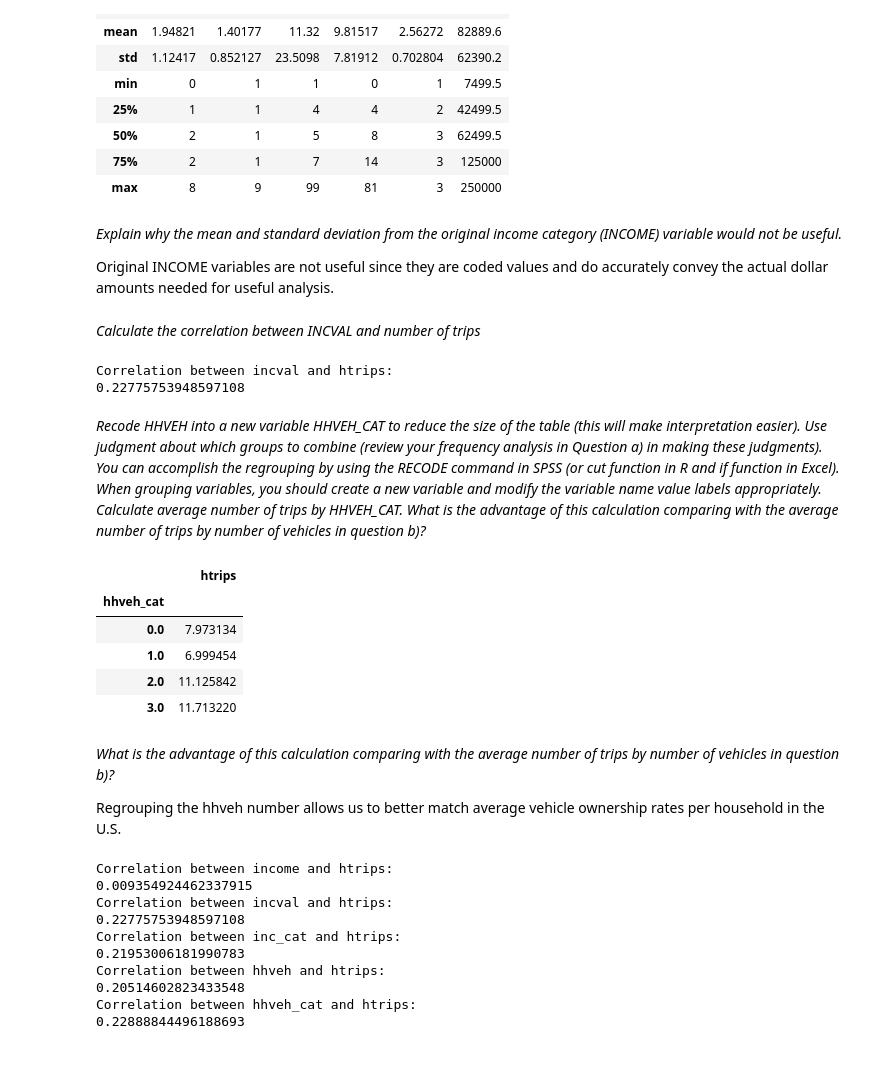
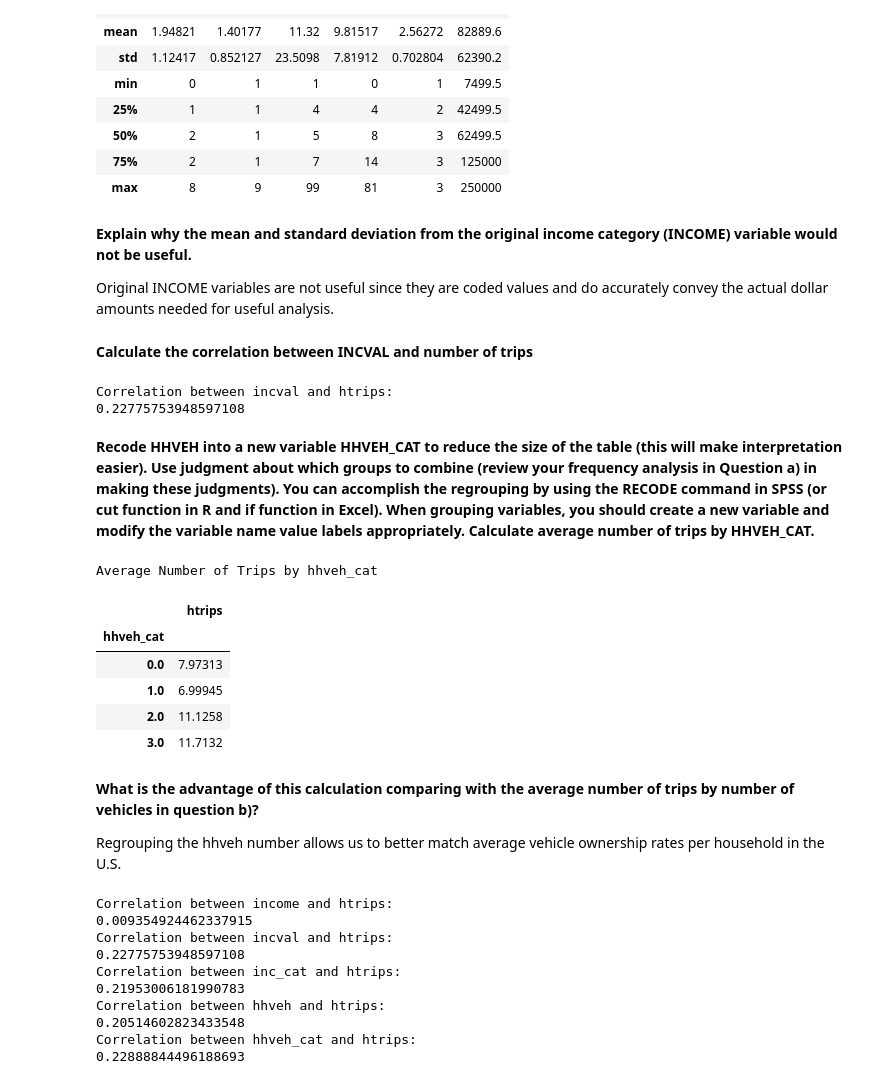
Before and after one commit to saashimi/USP_587, a Jupyter notebook: hw1.ipynb, the cells around one changed output. Cells and saved outputs as stored; diff of their text form; code cells hidden in the pictures.

```diff
--- a/hw1.ipynb
+++ b/hw1.ipynb
@@ -236,11 +256,11 @@ df_incval_new.describe().style
 | 75% | 2 | 1 | 7 | 14 | 3 | 125000 |
 | max | 8 | 9 | 99 | 81 | 3 | 250000 |
 # %% [markdown]
-*Explain why the mean and standard deviation from the original income category (INCOME) variable would not be useful.*
+__Explain why the mean and standard deviation from the original income category (INCOME) variable would not be useful.__
 
 Original INCOME variables are not useful since they are coded values and do accurately convey the actual dollar amounts needed for useful analysis.
 # %% [markdown]
-*Calculate the correlation between INCVAL and number of trips*
+__Calculate the correlation between INCVAL and number of trips__
 # %%
 print('Correlation between incval and htrips:')
 print(df_incval_new['incval'].corr(df_incval_new['htrips']))
@@ -248,32 +268,33 @@ print(df_incval_new['incval'].corr(df_incval_new['htrips']))
 Correlation between incval and htrips:
 0.22775753948597108
 # %% [markdown]
-*Recode HHVEH into a new variable HHVEH_CAT to reduce the size of the table (this will make interpretation easier). Use judgment about which groups to combine (review your frequency analysis in Question a) in making these judgments). You can accomplish the regrouping by using the RECODE command in SPSS (or cut function in R and if function in Excel). When grouping variables, you should create a new variable and modify the variable name value labels appropriately. Calculate average number of trips by HHVEH_CAT. What is the advantage of this calculation comparing with the average number of trips by number of vehicles in question b)?*
+__Recode HHVEH into a new variable HHVEH_CAT to reduce the size of the table (this will make interpretation easier). Use judgment about which groups to combine (review your frequency analysis in Question a) in making these judgments). You can accomplish the regrouping by using the RECODE command in SPSS (or cut function in R and if function in Excel). When grouping variables, you should create a new variable and modify the variable name value labels appropriately. Calculate average number of trips by HHVEH_CAT.__
 # %%
 def vehicle_categorizer(df_veh):
     for index, row in df_inc.iterrows():
         if row.hhveh == 0:
             df_veh.set_value(index, 'hhveh_cat', 0)
         elif row.hhveh == 1:
             df_veh.set_value(index, 'hhveh_cat', 1)
         elif row.hhveh == 2:
             df_veh.set_value(index, 'hhveh_cat', 2)
         elif row.hhveh >= 3:
             df_veh.set_value(index, 'hhveh_cat', 3)
     return df_veh
 
 
 df_veh_cat_new = vehicle_categorizer(df)
-df_veh_cat_new.groupby(['hhveh_cat'])['htrips'].mean().to_frame()
+df_veh_cat_new.groupby(['hhveh_cat'])['htrips'].mean().to_frame().style.set_caption('Average Number of Trips by hhveh_cat')
 # %% [output]
+Average Number of Trips by hhveh_cat
 |  | htrips |
 | hhveh_cat |  |
-| 0.0 | 7.973134 |
-| 1.0 | 6.999454 |
-| 2.0 | 11.125842 |
-| 3.0 | 11.713220 |
+| 0.0 | 7.97313 |
+| 1.0 | 6.99945 |
+| 2.0 | 11.1258 |
+| 3.0 | 11.7132 |
 # %% [markdown]
-*What is the advantage of this calculation comparing with the average number of trips by number of vehicles in question b)?*
+__What is the advantage of this calculation comparing with the average number of trips by number of vehicles in question b)?__
 
 Regrouping the hhveh number allows us to better match average vehicle ownership rates per household in the U.S.
 # %%
```
Also changed, not shown: parts of 32 cells of this notebook.
